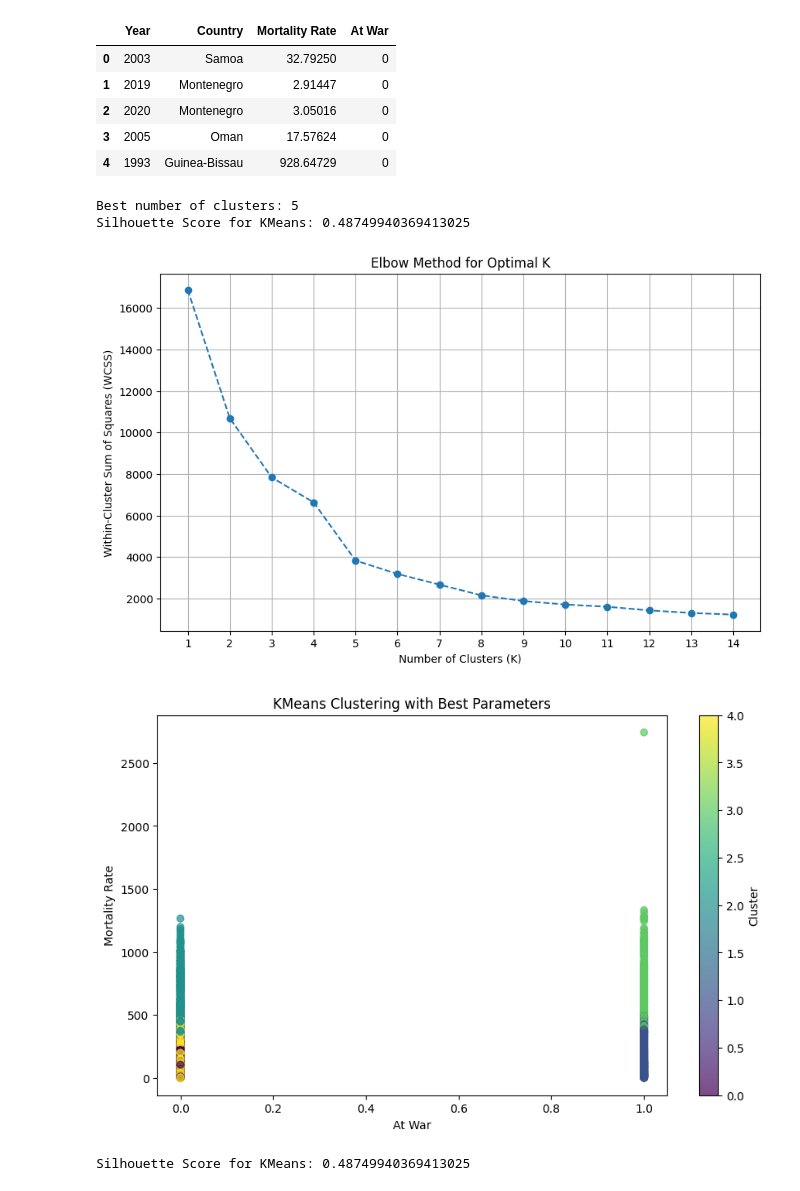
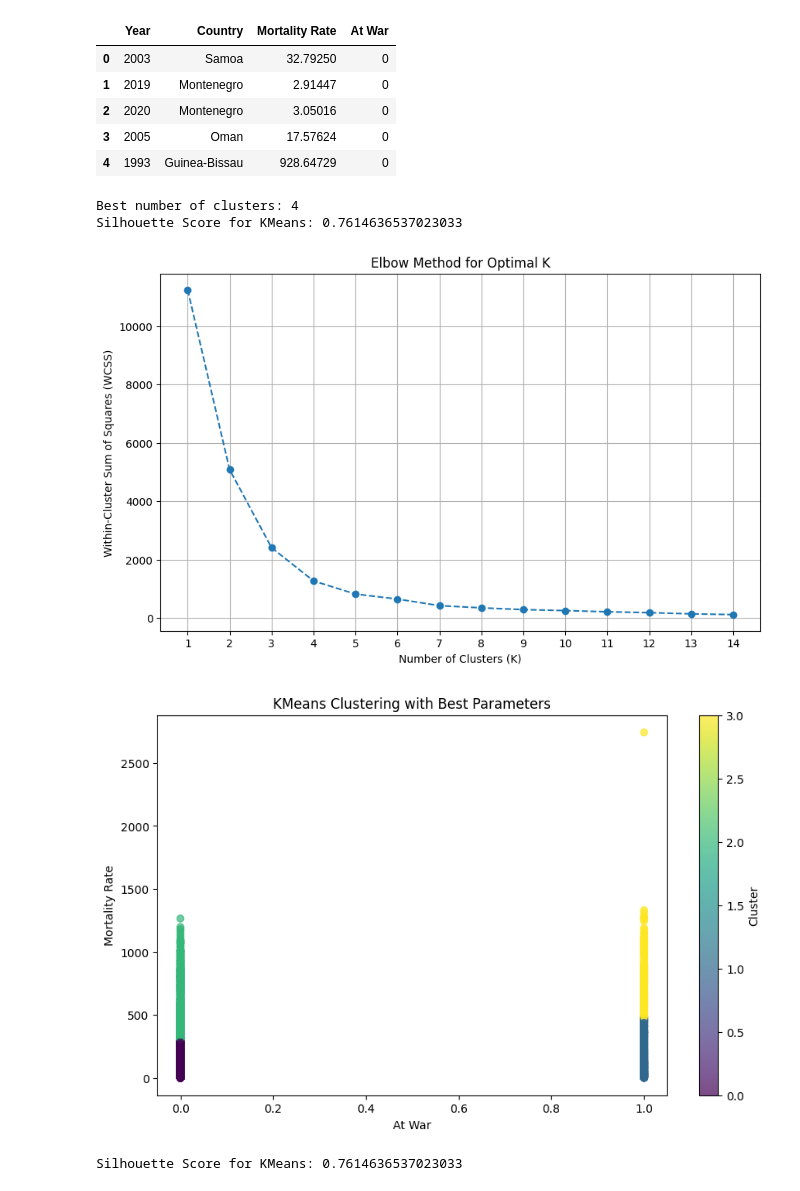
Before and after one commit to HunterMerriman/Final-Presentation, a Jupyter notebook: Maternal Mortality KNN Analysis.ipynb, the cells around one changed output. Cells and saved outputs as stored; diff of their text form; code cells hidden in the pictures.

```diff
--- a/Maternal Mortality KNN Analysis.ipynb
+++ b/Maternal Mortality KNN Analysis.ipynb
@@ -36,6 +36,11 @@ mm_conflicts.head()
 from sklearn.metrics import silhouette_score
 from sklearn.model_selection import GridSearchCV
 from sklearn.cluster import KMeans
+from sklearn.preprocessing import StandardScaler
+
+# Scale the features
+scaler = StandardScaler()
+scaled_features = scaler.fit_transform(mm_conflicts[['Mortality Rate', 'At War']])
 
 # Define the parameter grid for KMeans
 param_grid_kmeans = {'n_clusters': [2, 3, 4, 5, 6, 7, 8]}
@@ -60,8 +65,8 @@ silhouette_avg_kmeans = silhouette_score(scaled_features, kmeans_labels)
 print(f"Best number of clusters: {grid_search_kmeans.best_params_['n_clusters']}")
 print(f"Silhouette Score for KMeans: {silhouette_avg_kmeans}")
 # %% [output]
-Best number of clusters: 5
-Silhouette Score for KMeans: 0.48749940369413025
+Best number of clusters: 4
+Silhouette Score for KMeans: 0.7614636537023033
 # %%
 wcss = []
 k_values = range(1, 15)
@@ -81,18 +86,18 @@ plt.xticks(k_values)
 plt.grid()
 plt.show()
 # %% [output]
-[figure, old version]
+[figure, new version]
 # %%
 # Visualize the KMeans clusters
 plt.figure(figsize=(10, 6))
-plt.scatter(features['At War'], features['Mortality Rate'], c=kmeans_labels, cmap='viridis', alpha=0.7)
+plt.scatter(mm_conflicts['At War'], mm_conflicts['Mortality Rate'], c=kmeans_labels, cmap='viridis', alpha=0.7)
 plt.colorbar(label='Cluster')
 plt.xlabel('At War')
 plt.ylabel('Mortality Rate')
 plt.title('KMeans Clustering with Best Parameters')
 plt.show()
 silhouette_avg_kmeans = silhouette_score(scaled_features, kmeans_labels)
 print(f"Silhouette Score for KMeans: {silhouette_avg_kmeans}")
 # %% [output]
-[figure, old version]
+[figure, new version]
-Silhouette Score for KMeans: 0.48749940369413025
+Silhouette Score for KMeans: 0.7614636537023033
```
Also changed, not shown: parts of 2 cells of this notebook.
